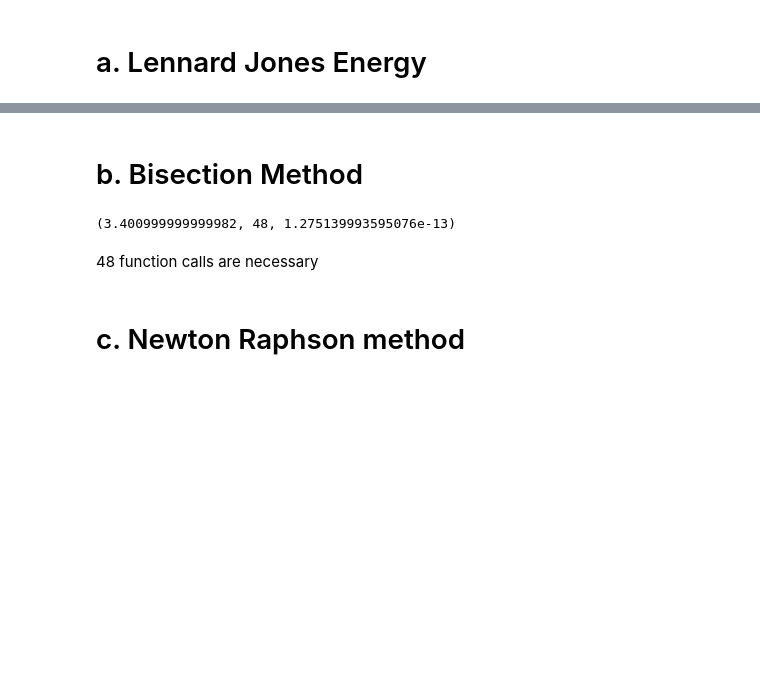
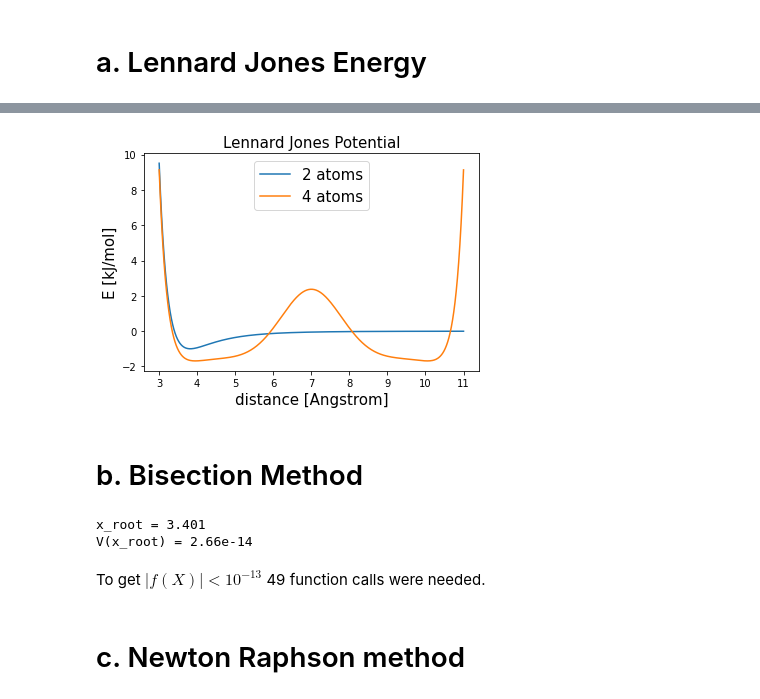
Before and after one commit to Kiril94/SC_Proj, a Jupyter notebook: Proj3/Proj3.ipynb, the cells around one changed output, grey strips where cells are left out. Cells and saved outputs as stored; diff of their text form; code cells hidden in the pictures; blank space fills up the shorter version.

```diff
--- a/Proj3/Proj3.ipynb
+++ b/Proj3/Proj3.ipynb
@@ -10,6 +9,21 @@ sigma, epsilon = 3.401, 0.997
 # Solving nonlinear eq. in 1D
 # %% [markdown]
 # a. Lennard Jones Energy
+# %%
+def plot_func(x1, y1, figsize = (10,5), label1="", xlabel="", ylabel="", title="",
+              x2=0, y2=0, label2="", plot2 = False, legend = False, plot3=False,
+             x3=0, y3=0, label3 = ""):
+    fig, ax = plt.subplots()
+    ax.plot(x1, y1, label = label1)
+    if plot2:
+        ax.plot(x2, y2, label = label2)
+    if plot3:
+        ax.plot(x3,y3,label = label3)
+    ax.set_ylabel(ylabel, fontsize = 15), ax.set_xlabel(xlabel, fontsize = 15)
+    if legend:
+        ax.legend(fontsize = 15)
+    ax.set_title(title, fontsize = 15)
+    plt.show()
 # %%
 def distance(points):
     """Calculates Euclidean distance between N points. points is an Nx3 array."""
@@ -33,11 +47,10 @@ def LJ(sigma, epsilon):
         return np.sum(4*epsilon*((div_0(sigma,r))**12-(div_0(sigma,r))**6))
     return V
 # %%
-N = 200
+N = 500
 range0 = np.linspace(3,11,N)
 Points = np.zeros((N,4,3))
-Points[:,0,0] = range0
-Points[:,2,0] = 14
+Points[:,0,0], Points[:,2,0] = range0, 14
 Points[:,3,[0,1]] = [7,3.2]
 E2, E4 = np.empty(shape = N), np.empty(shape = N)
 V = LJ(sigma, epsilon)
@@ -57,3 +60,9 @@ plt.show()
+# %%
+plot_func(range0,E2,figsize = (10,5),label1="2 atoms",xlabel="distance [Angstrom]",
+          ylabel="E [kJ/mol]",title="Lennard Jones Potential",x2=range0,y2=E4,label2="4 atoms",
+          plot2 = True, legend = True)
+# %% [output]
+[figure, added]
 # %% [markdown]
 # b. Bisection Method
 # %%
@@ -80,12 +89,14 @@ def Vx(x):
     """Helper function to call V with a range of different x in the 1d case."""
     return V(np.array([np.zeros(3), np.array([0,0,x])]))
 
-x_root,n = bis(Vx,2,6,1e-13)
-x_root, n, Vx(x_root)
+x_root,n = bis(Vx,2,6,5e-14)
+print("x_root = {:3.4}\n\
+V(x_root) = {:3.2e}".format(x_root, Vx(x_root)))
 # %% [output]
-(3.400999999999982, 48, 1.275139993595076e-13)
+x_root = 3.401
+V(x_root) = 2.66e-14
-# %% [markdown]
-48 function calls are necessary
+# %% [markdown]
+To get $|f(X)|<10^{-13}$ 49 function calls were needed.
 # %% [markdown]
 # c. Newton Raphson method
 # %%
```
Also changed, not shown: parts of 45 cells of this notebook, 1 other file.
